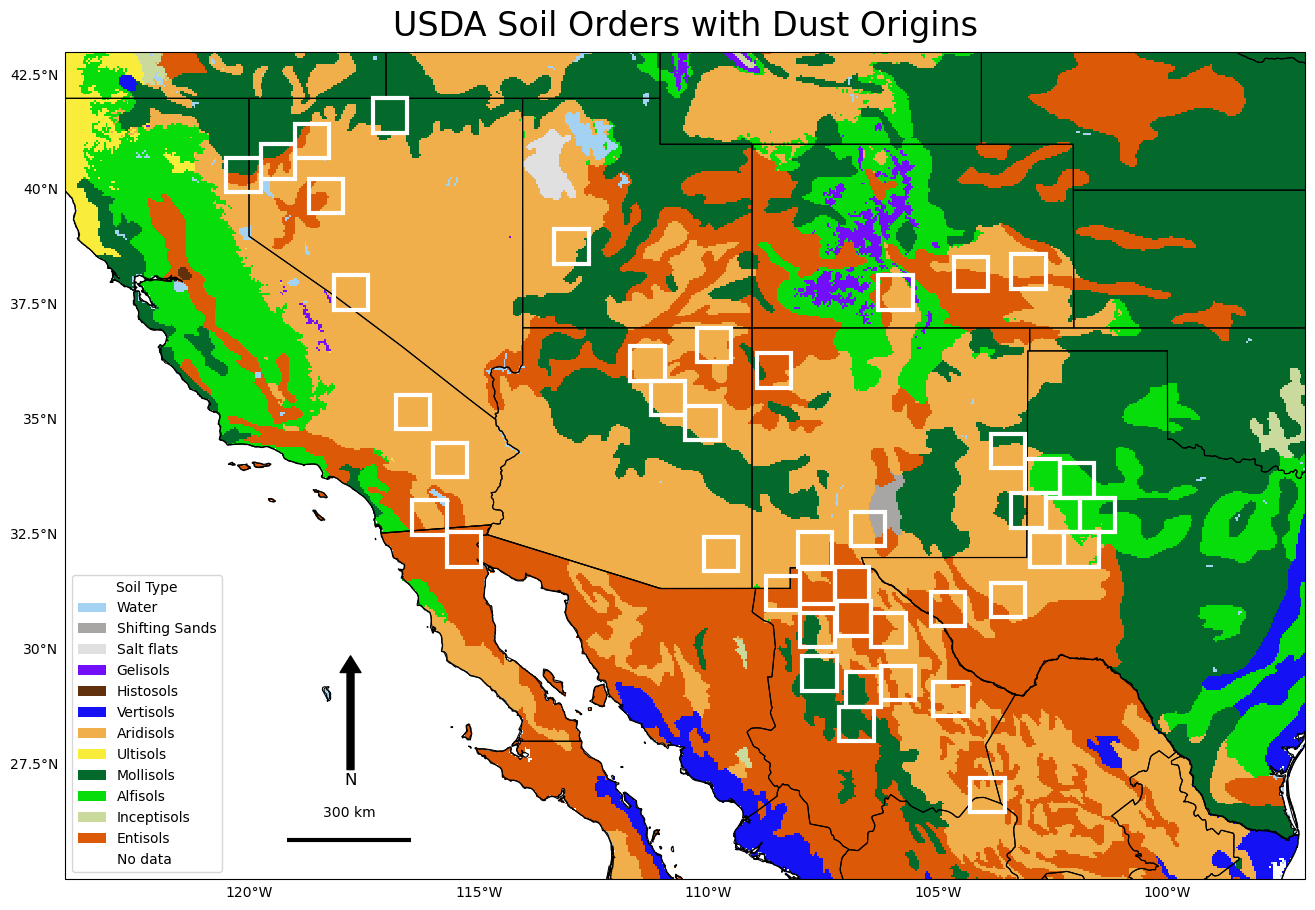
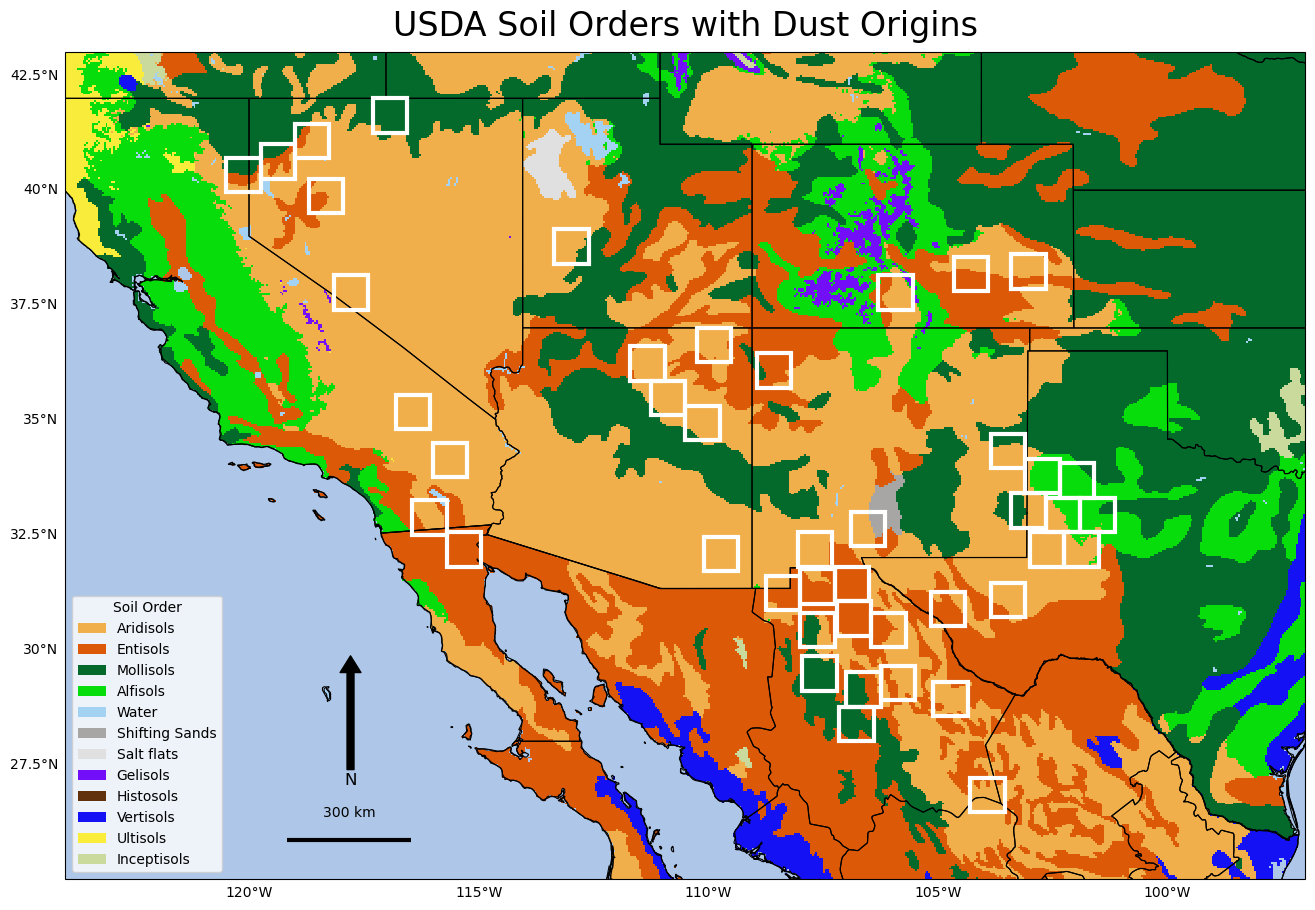
Code edit (unified diff) that turned the first committed figure into the second:
--- before
+++ after
@@ -1,9 +1,8 @@
-unique_orders, cmap, norm, colors, soil_indices = get_soil_order_indices(soil_da)
 
 fig, ax = plt.subplots(figsize=(16, 12), subplot_kw={"projection": ccrs.PlateCarree()})
 
-soil_indices.plot(
+soil_da.plot(
     ax=ax,
-    cmap=cmap,
+    cmap=soil_cmap,
     norm=norm,
     add_colorbar=False,
@@ -29,16 +28,16 @@
 ax.set_title("USDA Soil Orders with Dust Origins", fontsize=24, pad=12)
 
-unique_indices = np.unique(soil_indices.values)
-legend_elements = [
-    Patch(facecolor=colors[i], label=name)
-    for i, name in enumerate(unique_orders)
-    if i in unique_indices
+codes_legend = [2, 3, 7, 0, 15, 14, 13, 4, 5, 11, 10, 6]
+legend_handles = [
+    Patch(
+        facecolor=soil_order_colors[code],
+        label=soil_order_dict[code]
+    )
+    for code in codes_legend
 ]
-
 ax.legend(
-    handles=legend_elements,
-    title="Soil Type",
-    loc="lower left",
-    frameon=True
+    handles=legend_handles,
+    title="Soil Order",
+    loc="lower left"
 )
 

Commit: Mapping soil orders to new ID system, fixing map plot